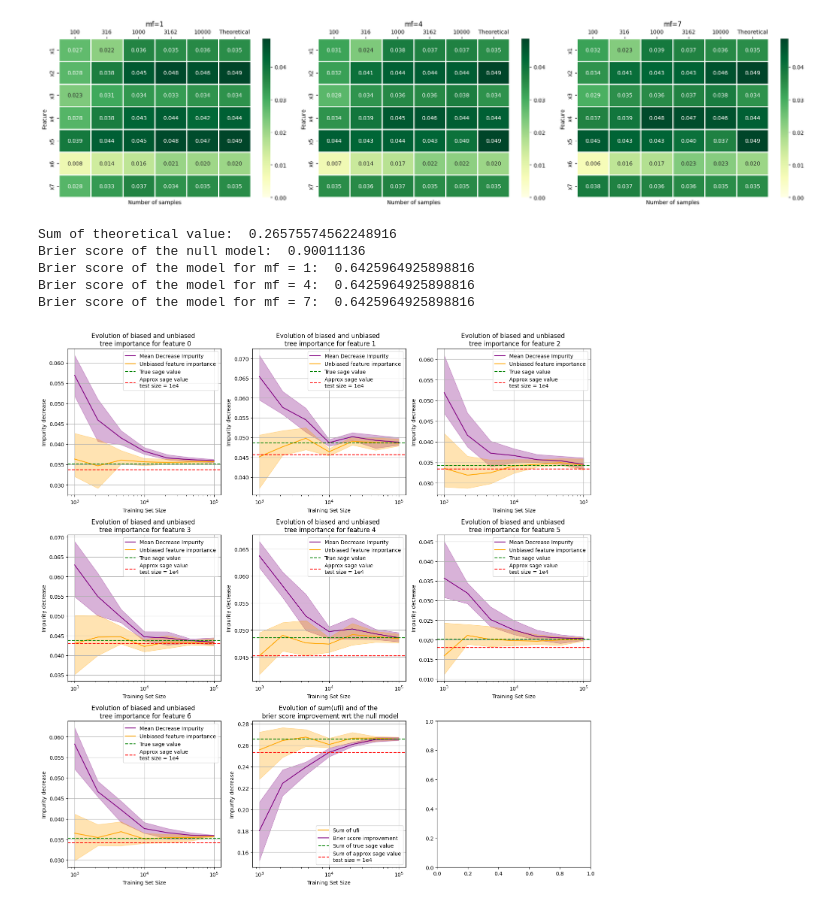
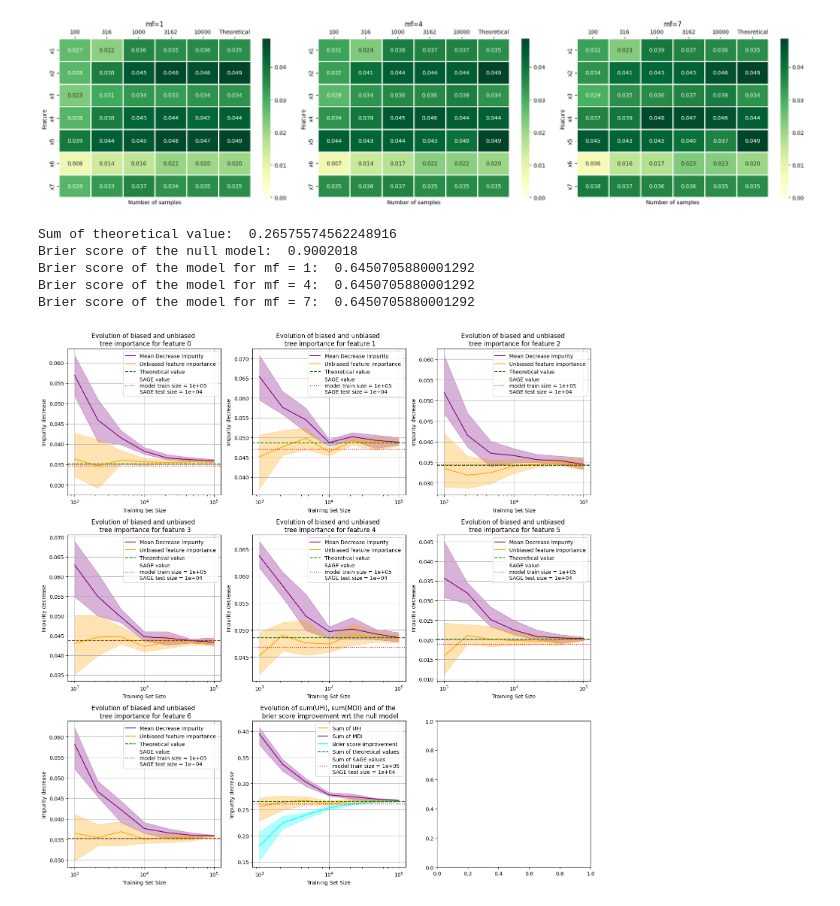
Before and after one commit to GaetandeCast/Internship, a Jupyter notebook: shapley_value_comparison/noised_led_experiment.ipynb, the cells around one changed output. Drawn from its saved outputs; the diff is of its cells as text; code cells hidden in the pictures.

Commit message:
compute sage on the largest model

```diff
--- a/shapley_value_comparison/noised_led_experiment.ipynb
+++ b/shapley_value_comparison/noised_led_experiment.ipynb
@@ -95,23 +95,26 @@ for t_idx, n_samples in enumerate(train_sizes_large):
 # %%
 # Compute shapley values
 sage_values = []
-n_samples = 10000
+n_samples_train_sage = int(1e5)
+n_samples_test_sage = int(1e4)
 for rep in range(n_rep):
     X_train, y_train = make_noised_led_sample(
-        n_samples=n_samples, flip_proba=flip_proba, random_state=rep
+        n_samples=n_samples_train_sage, flip_proba=flip_proba, random_state=rep
     )
 
     rf = ExtraTreesClassifier(
         n_estimators=n_estimators,
         max_features=1,
         max_depth=None,
+        oob_score=True,
+        bootstrap=True,
         n_jobs=-1,
         random_state=rep,
     )
     rf.fit(X_train, y_train)
 
     X_test, y_test = make_noised_led_sample(
-        n_samples=n_samples, flip_proba=flip_proba, random_state=rep + 100
+        n_samples=n_samples_test_sage, flip_proba=flip_proba, random_state=rep + 100
     )
     y_test_one_hot = np.eye(10)[y_test]
     imputer = sage.MarginalImputer(rf, X_test[:500])
@@ -577,13 +580,13 @@ for mf in [1, 4, 7]:
     )
 # %% [output]
 Sum of theoretical value:  0.26575574562248916
-Brier score of the null model:  0.90011136
-Brier score of the model for mf = 1:  0.6425964925898816
-Brier score of the model for mf = 4:  0.6425964925898816
-Brier score of the model for mf = 7:  0.6425964925898816
+Brier score of the null model:  0.9002018
+Brier score of the model for mf = 1:  0.6450705880001292
+Brier score of the model for mf = 4:  0.6450705880001292
+Brier score of the model for mf = 7:  0.6450705880001292
 # %%
 feature_names = ["x1", "x2", "x3", "x4", "x5", "x6", "x7"]
-train_sizes_largest = np.logspace(3, 5, 7, dtype=int)
+train_sizes_largest = np.logspace(3, np.log10(n_samples_train_sage), 7, dtype=int)
 mdi_large_res = np.zeros((len(feature_names), len(train_sizes_largest), n_rep))
 umdi_large_res = np.zeros((len(feature_names), len(train_sizes_largest), n_rep))
 brier_score_improvement = np.zeros((len(train_sizes_largest), n_rep))
@@ -651,43 +654,51 @@ for i in range(7):
         color='orange',
         alpha=0.3,
     )
-    axs[i].axhline(theoretical_value[i], ls="--", label="True sage value", color="green")
-    axs[i].axhline(np.mean(sage_values, axis=0)[i], ls="--", label="Approx sage value\ntest size = 1e4", color="red")
+    axs[i].axhline(theoretical_value[i], ls="--", label="Theoretical value", color="green")
+    axs[i].axhline(np.mean(sage_values, axis=0)[i], ls=":", label=f"SAGE value \nmodel train size = {n_samples_train_sage:.0g} \nSAGE test size = {n_samples_test_sage:.0g}", color="red")
 
     axs[i].set_xscale('log')
     axs[i].set_xlabel('Training Set Size')
     axs[i].set_ylabel('Impurity decrease')
     axs[i].set_title(f'Evolution of biased and unbiased \n tree importance for feature {i}')
     axs[i].grid(True)
     axs[i].legend()
 
-axs[7].plot(train_sizes_largest, umdi_large_res.sum(axis=0).mean(axis=1), label="Sum of ufi", color='orange')
+axs[7].plot(train_sizes_largest, umdi_large_res.sum(axis=0).mean(axis=1), label="Sum of UFI", color='orange')
 axs[7].fill_between(
     train_sizes_largest,
     np.quantile(umdi_large_res.sum(axis=0), q=(0.025, 0.975), axis=1).T[:, 0],
     np.quantile(umdi_large_res.sum(axis=0), q=(0.025, 0.975), axis=1).T[:, 1],
     color='orange',
     alpha=0.3,
 )
-axs[7].plot(train_sizes_largest, brier_score_improvement.mean(axis=1), label="Brier score improvement", color='purple')
+axs[7].plot(train_sizes_largest, mdi_large_res.sum(axis=0).mean(axis=1), label="Sum of MDI", color='purple')
+axs[7].fill_between(
+    train_sizes_largest,
+    np.quantile(mdi_large_res.sum(axis=0), q=(0.025, 0.975), axis=1).T[:, 0],
+    np.quantile(mdi_large_res.sum(axis=0), q=(0.025, 0.975), axis=1).T[:, 1],
+    color='purple',
+    alpha=0.3,
+)
+axs[7].plot(train_sizes_largest, brier_score_improvement.mean(axis=1), label="Brier score improvement", color='cyan')
 axs[7].fill_between(
         train_sizes_largest,
         quantiles_brier[:, 0],
         quantiles_brier[:, 1],
-        color='purple',
+        color='cyan',
         alpha=0.3,
     )
-axs[7].axhline(theoretical_value.sum(), ls="--", label="Sum of true sage value", color="green")
-axs[7].axhline(np.mean(sage_values, axis=0).sum(), ls="--", label="Sum of approx sage value\ntest size = 1e4", color="red")
+axs[7].axhline(theoretical_value.sum(), ls="--", label="Sum of theoretical values", color="green")
+axs[7].axhline(np.mean(sage_values, axis=0).sum(), ls=":", label=f"Sum of SAGE values \nmodel train size = {n_samples_train_sage:.0g} \nSAGE test size = {n_samples_test_sage:.0g}", color="red")
 
 axs[7].set_xscale('log')
 axs[7].set_xlabel('Training Set Size')
 axs[7].set_ylabel('Impurity decrease')
-axs[7].set_title('Evolution of sum(ufi) and of the \n brier score improvement wrt the null model')
+axs[7].set_title('Evolution of sum(UFI), sum(MDI) and of the \n brier score improvement wrt the null model')
 axs[7].grid(True)
 axs[7].legend()
 
 plt.tight_layout()
 plt.show()
 # %% [output]
-[figure, old version]
+[figure, new version]
```
Also changed, not shown: parts of 1 cell of this notebook.
